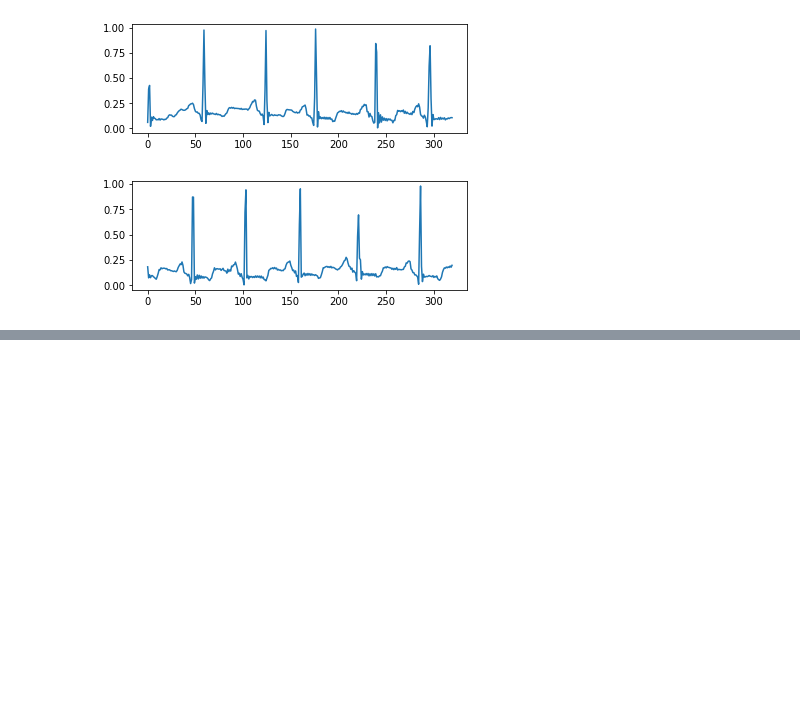
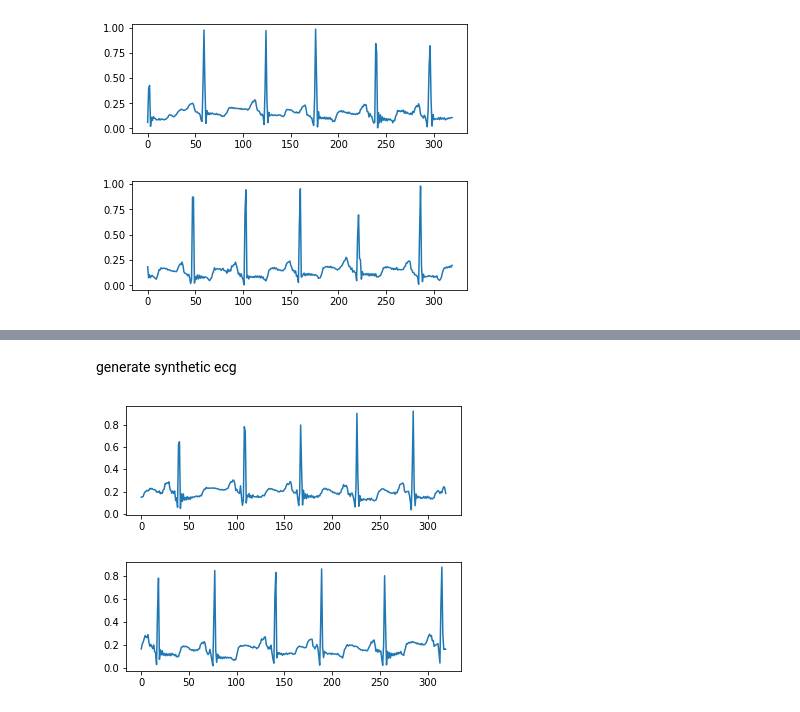
Before and after one commit to abbasloo/dnnHealth, a Jupyter notebook: ecgGAN.ipynb, the cells around one changed output, grey strips where cells are left out. Cells and saved outputs as stored; diff of their text form; code cells hidden in the pictures; blank space fills up the shorter version.

```diff
--- a/ecgGAN.ipynb
+++ b/ecgGAN.ipynb
@@ -280,0 +283,2 @@ plt.plot(gen_seqs[1])
+# %%
+gan.train(epochs=10000, batch_size=64, sample_interval=100)
@@ -280,0 +303,11 @@ plt.plot(gen_seqs[1])
+# %% [markdown]
+generate synthetic ecg
+# %%
+noise = np.random.normal(0, 1, (2, gan.latent_dim))
+gen_seqs = gan.generator.predict(noise).reshape(2, gan.seq_length)
+for i in range(2):
+    plt.figure(figsize=(6, 2))
+    plt.plot(gen_seqs[i])
+# %% [output]
+[figure, added]
+[figure, added]
```
Also changed, not shown: parts of 3 cells of this notebook, 1 other file.
